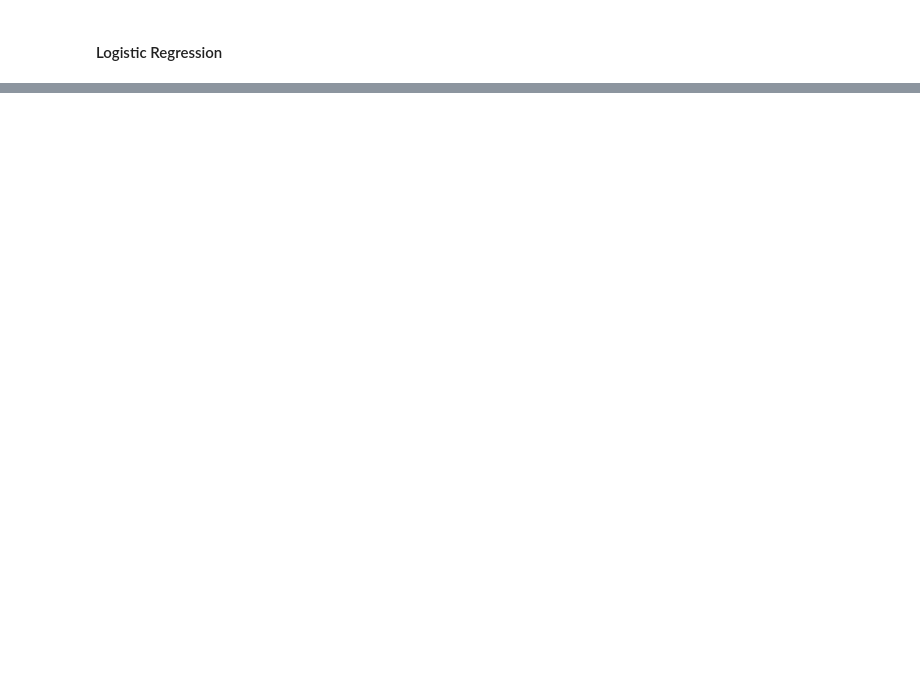
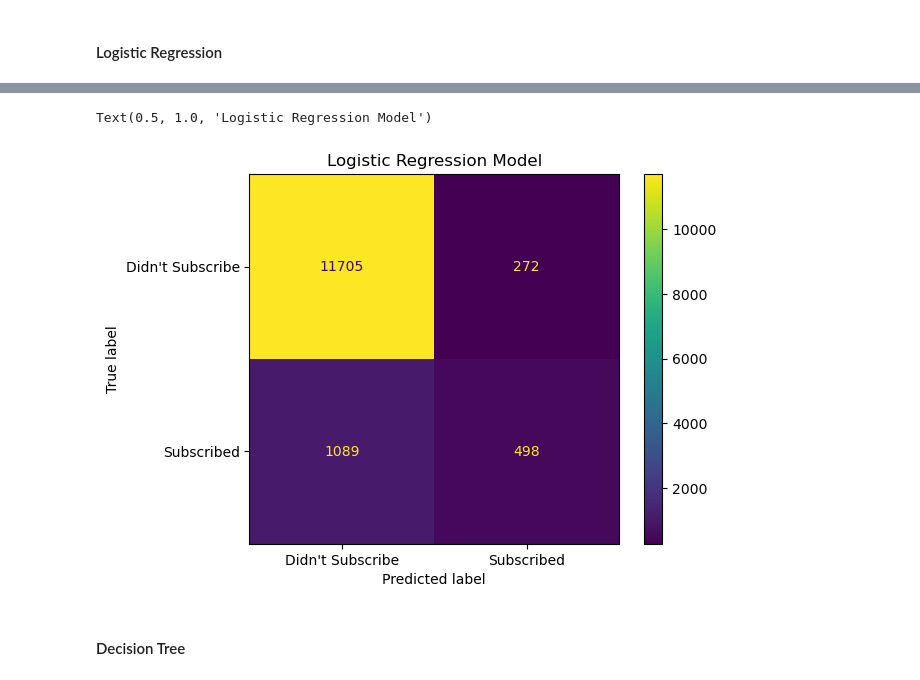
Before and after one commit to ashwin-kambli/ML-ClassifiersComparision-BankMarketing, a Jupyter notebook: ML - Comparing Classifiers - Bank Marketing Data.ipynb, the cells around one changed output, grey strips where cells are left out. Saved outputs shown, nothing was run; the diff lists cells and outputs as text; code cells hidden in the pictures; blank space fills up the shorter version.

```diff
--- a/ML - Comparing Classifiers - Bank Marketing Data.ipynb
+++ b/ML - Comparing Classifiers - Bank Marketing Data.ipynb
@@ -389,0 +441,13 @@ lr_feature_weights.sort_values(by=['abs_weight'], ascending=False)
+# %%
+ConfusionMatrixDisplay.from_predictions(
+    y_true = y_test,
+    y_pred = lr_predictions,
+    labels = ['no','yes'],
+    display_labels=["Didn't Subscribe",'Subscribed']
+)
+plt.title('Logistic Regression Model')
+# %% [output]
+Text(0.5, 1.0, 'Logistic Regression Model')
+[figure, added]
+# %% [markdown]
+#### Decision Tree
```
Also changed, not shown: parts of 39 cells of this notebook.
